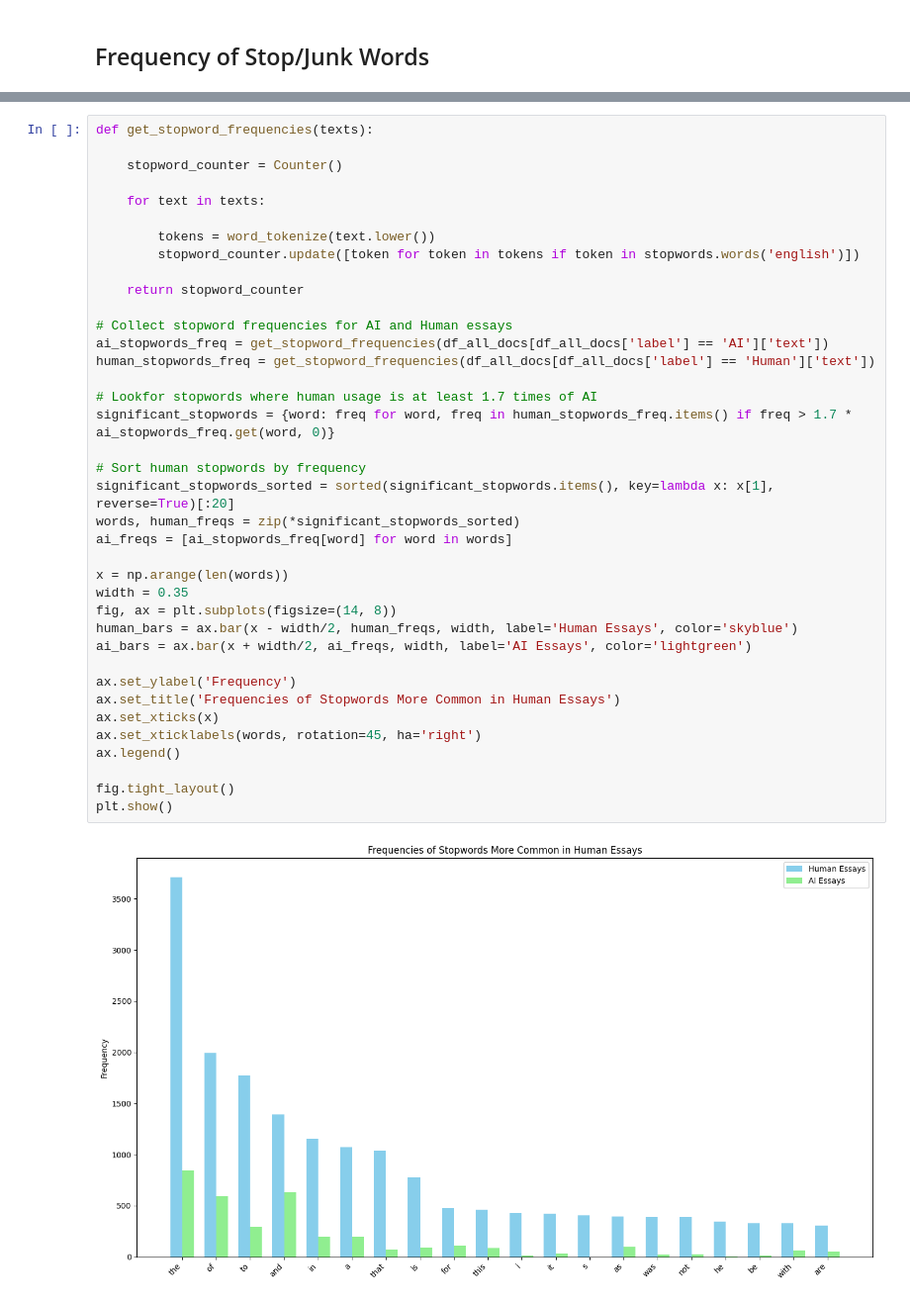
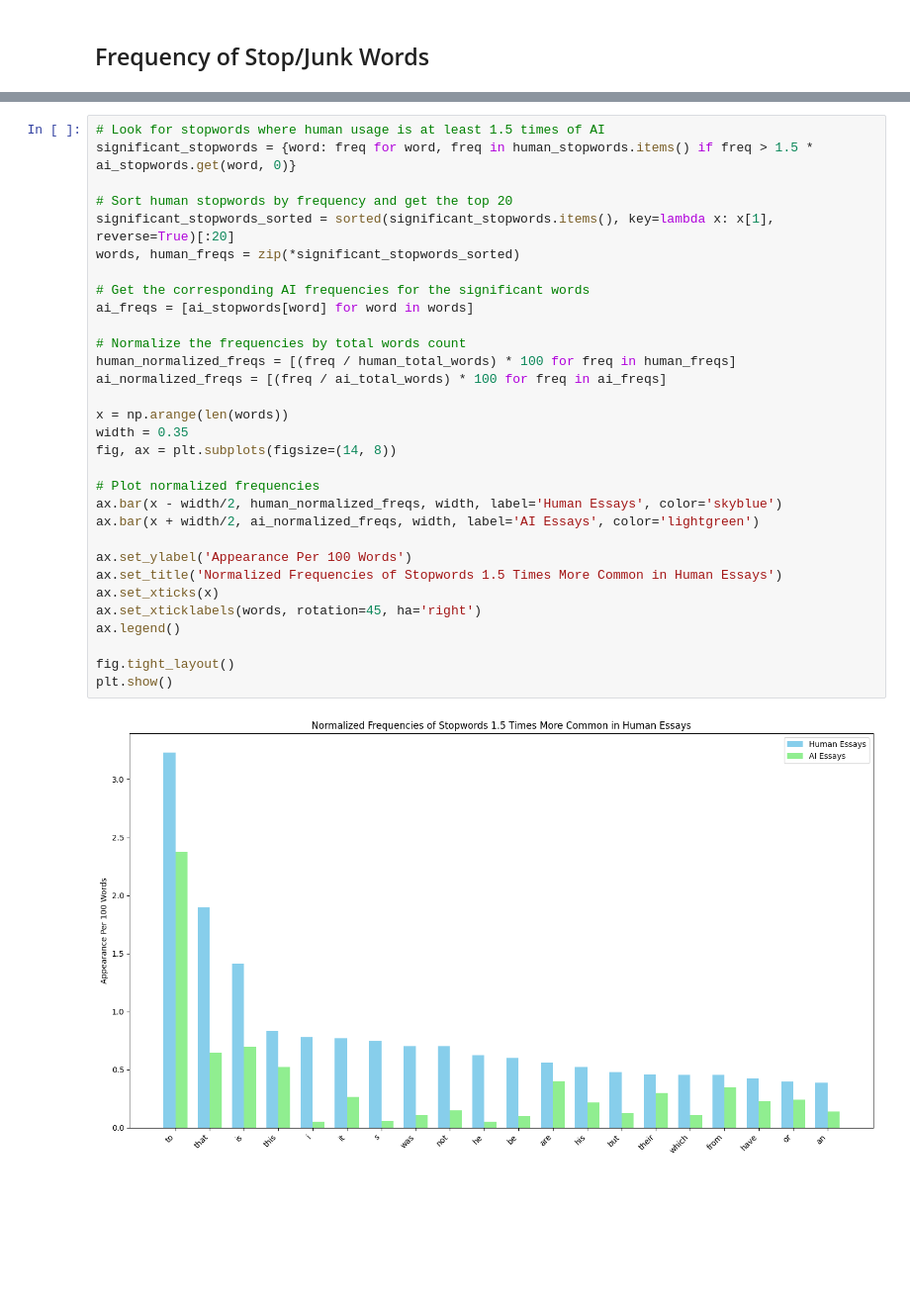
Before and after one commit to BroganDev21/Senior-Project, a Jupyter notebook: SeniorProject.ipynb, the cells around one changed output, grey strips where cells are left out. Shown at 99% size. Cells and saved outputs as stored; diff of their text form; blank space fills up the shorter version.

```diff
--- a/SeniorProject.ipynb
+++ b/SeniorProject.ipynb
@@ -429,40 +420,33 @@ plt.show()
 # %%
-def get_stopword_frequencies(texts):
+# Look for stopwords where human usage is at least 1.5 times of AI
+significant_stopwords = {word: freq for word, freq in human_stopwords.items() if freq > 1.5 * ai_stopwords.get(word, 0)}
 
-    stopword_counter = Counter()
-
-    for text in texts:
-
-        tokens = word_tokenize(text.lower())
-        stopword_counter.update([token for token in tokens if token in stopwords.words('english')])
-
-    return stopword_counter
-
-# Collect stopword frequencies for AI and Human essays
-ai_stopwords_freq = get_stopword_frequencies(df_all_docs[df_all_docs['label'] == 'AI']['text'])
-human_stopwords_freq = get_stopword_frequencies(df_all_docs[df_all_docs['label'] == 'Human']['text'])
-
-# Lookfor stopwords where human usage is at least 1.7 times of AI
-significant_stopwords = {word: freq for word, freq in human_stopwords_freq.items() if freq > 1.7 * ai_stopwords_freq.get(word, 0)}
-
-# Sort human stopwords by frequency
+# Sort human stopwords by frequency and get the top 20
 significant_stopwords_sorted = sorted(significant_stopwords.items(), key=lambda x: x[1], reverse=True)[:20]
 words, human_freqs = zip(*significant_stopwords_sorted)
-ai_freqs = [ai_stopwords_freq[word] for word in words]
+
+# Get the corresponding AI frequencies for the significant words
+ai_freqs = [ai_stopwords[word] for word in words]
+
+# Normalize the frequencies by total words count
+human_normalized_freqs = [(freq / human_total_words) * 100 for freq in human_freqs]
+ai_normalized_freqs = [(freq / ai_total_words) * 100 for freq in ai_freqs]
 
 x = np.arange(len(words))
 width = 0.35
 fig, ax = plt.subplots(figsize=(14, 8))
-human_bars = ax.bar(x - width/2, human_freqs, width, label='Human Essays', color='skyblue')
-ai_bars = ax.bar(x + width/2, ai_freqs, width, label='AI Essays', color='lightgreen')
 
-ax.set_ylabel('Frequency')
-ax.set_title('Frequencies of Stopwords More Common in Human Essays')
+# Plot normalized frequencies
+ax.bar(x - width/2, human_normalized_freqs, width, label='Human Essays', color='skyblue')
+ax.bar(x + width/2, ai_normalized_freqs, width, label='AI Essays', color='lightgreen')
+
+ax.set_ylabel('Appearance Per 100 Words')
+ax.set_title('Normalized Frequencies of Stopwords 1.5 Times More Common in Human Essays')
 ax.set_xticks(x)
 ax.set_xticklabels(words, rotation=45, ha='right')
 ax.legend()
 
 fig.tight_layout()
 plt.show()
 # %% [output]
-[figure, old version]
+[figure, new version]
```
Also changed, not shown: parts of 43 cells of this notebook.
